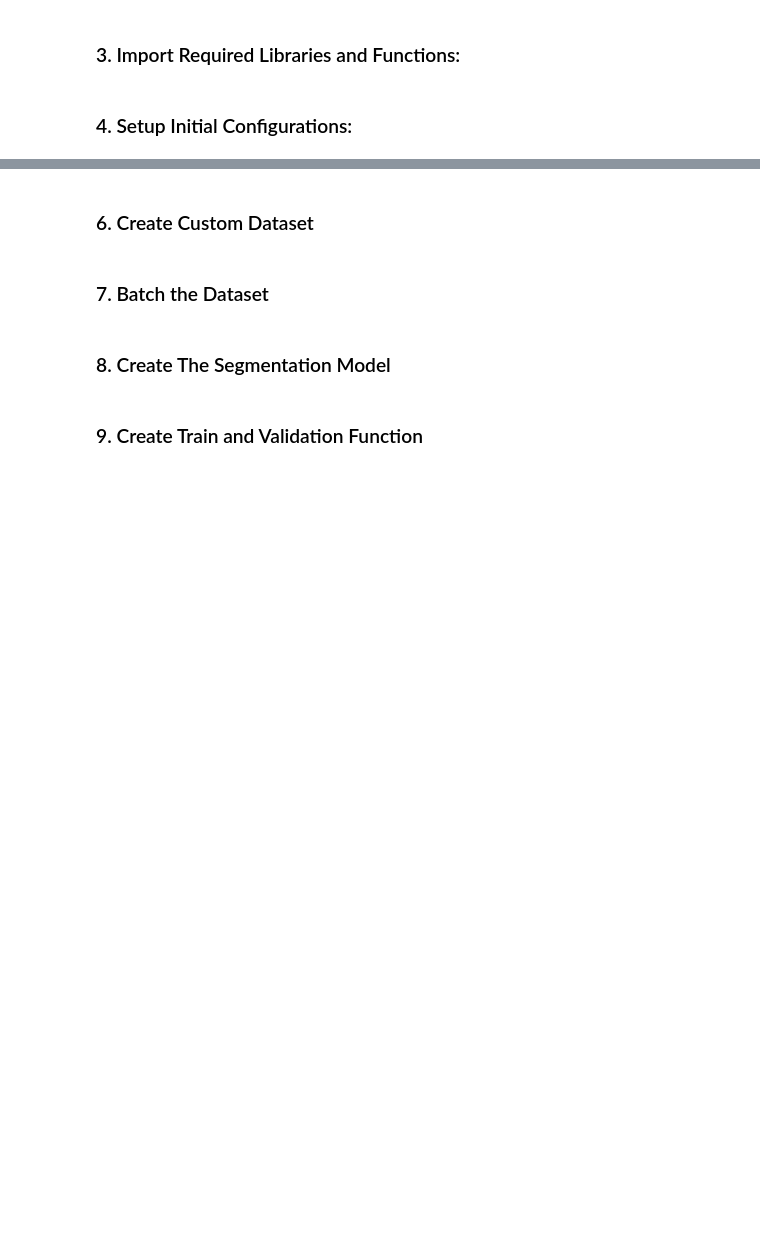
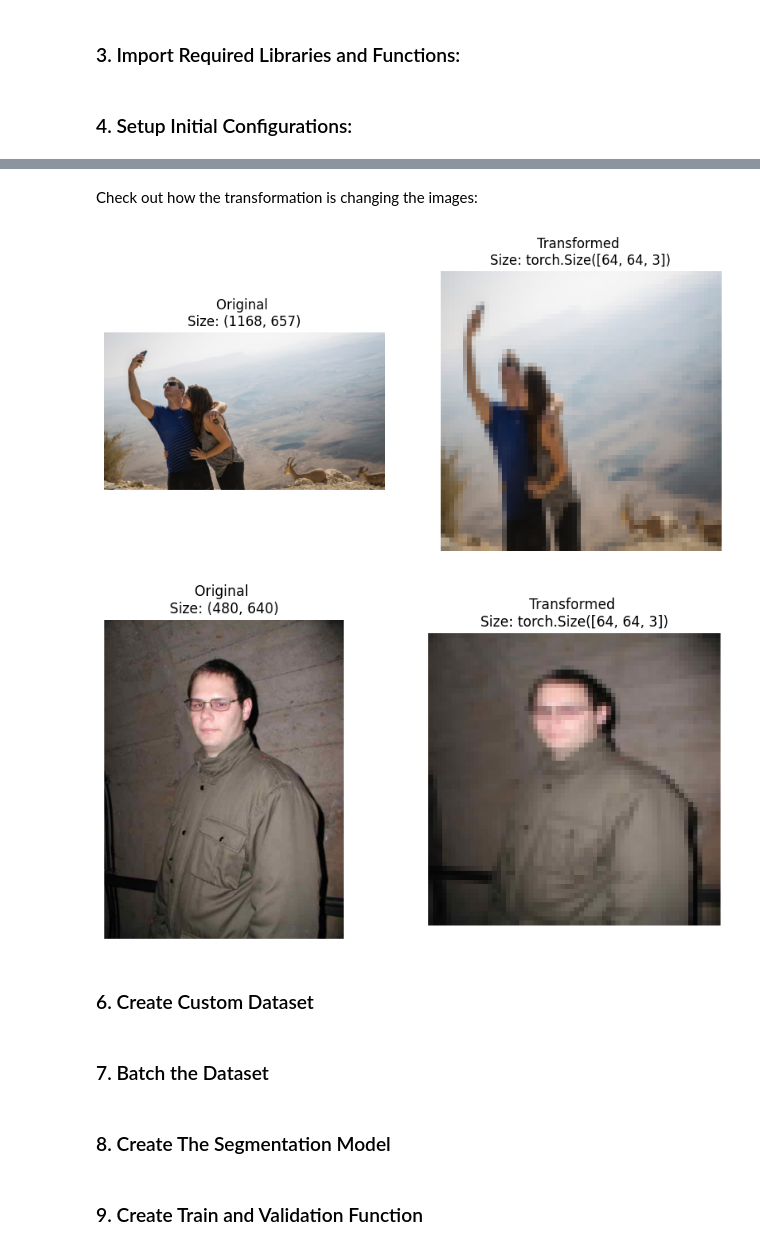
Before and after one commit to samyarsworld/Human-segmentation-deep-learning, a Jupyter notebook: Human_Segmentation.ipynb, the cells around one changed output, grey strips where cells are left out. Cells and saved outputs as stored; diff of their text form; code cells hidden in the pictures; blank space fills up the shorter version.

```diff
--- a/Human_Segmentation.ipynb
+++ b/Human_Segmentation.ipynb
@@ -42,2 +89,19 @@ These function are incorporated by referring to albumentation documentation : ht
+# %%
+# Write transform for image
+data_transform = transforms.Compose([
+    # Resize the images
+    transforms.Resize(size=(64, 64)),
+    # Flip the images randomly on the horizontal
+    transforms.RandomHorizontalFlip(p=0.5), # p = probability of flip
+    # Turn the image into a torch.Tensor
+    transforms.ToTensor() # this also converts all pixel values from 0 to 255 to be between 0.0 and 1.0
+])
+# %% [markdown]
+Check out how the transformation is changing the images:
+# %%
+plot_transformed_images(train_image_path_list, data_transform, n=2)
+# %% [output]
+[figure, added]
+[figure, added]
 # %% [markdown]
 ### 6. Create Custom Dataset
```
Also changed, not shown: parts of 17 cells of this notebook.
